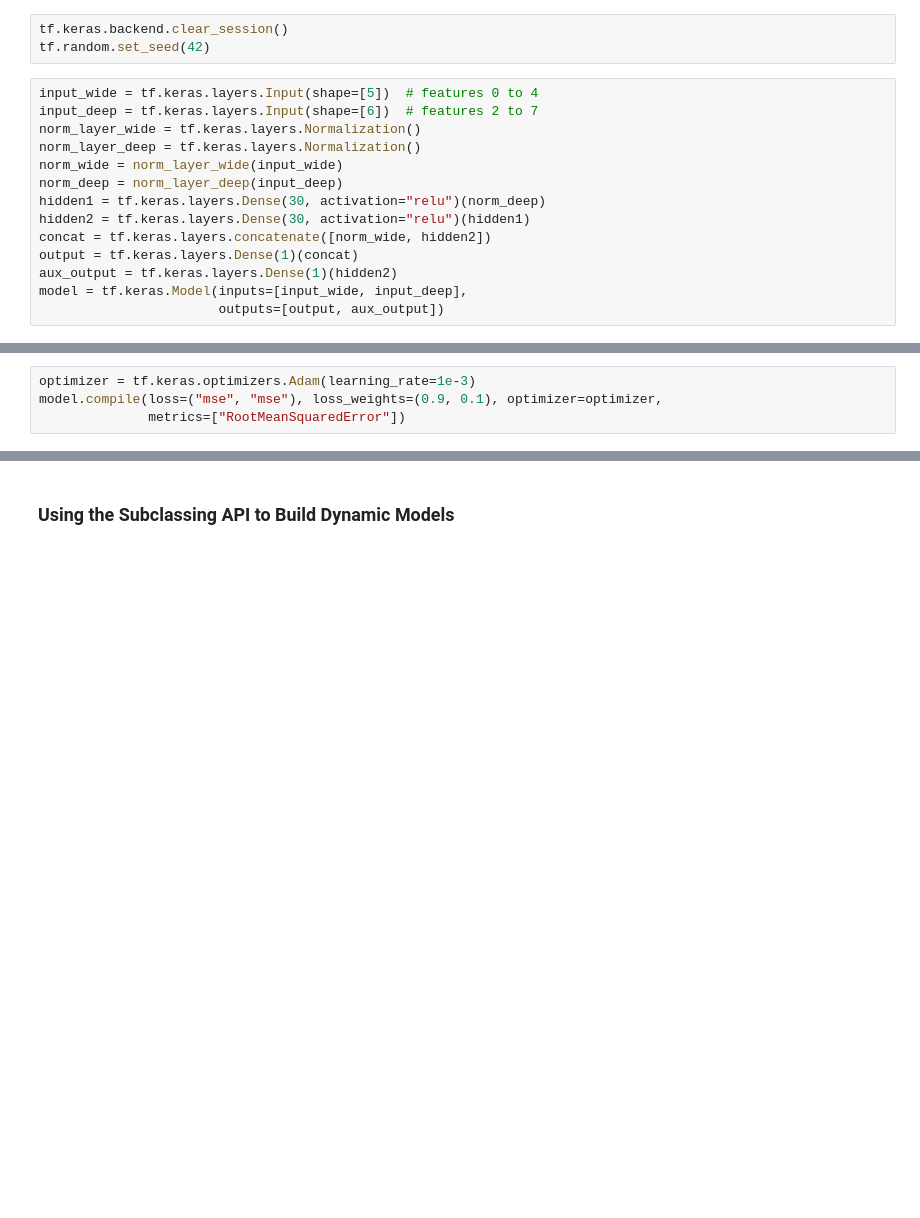
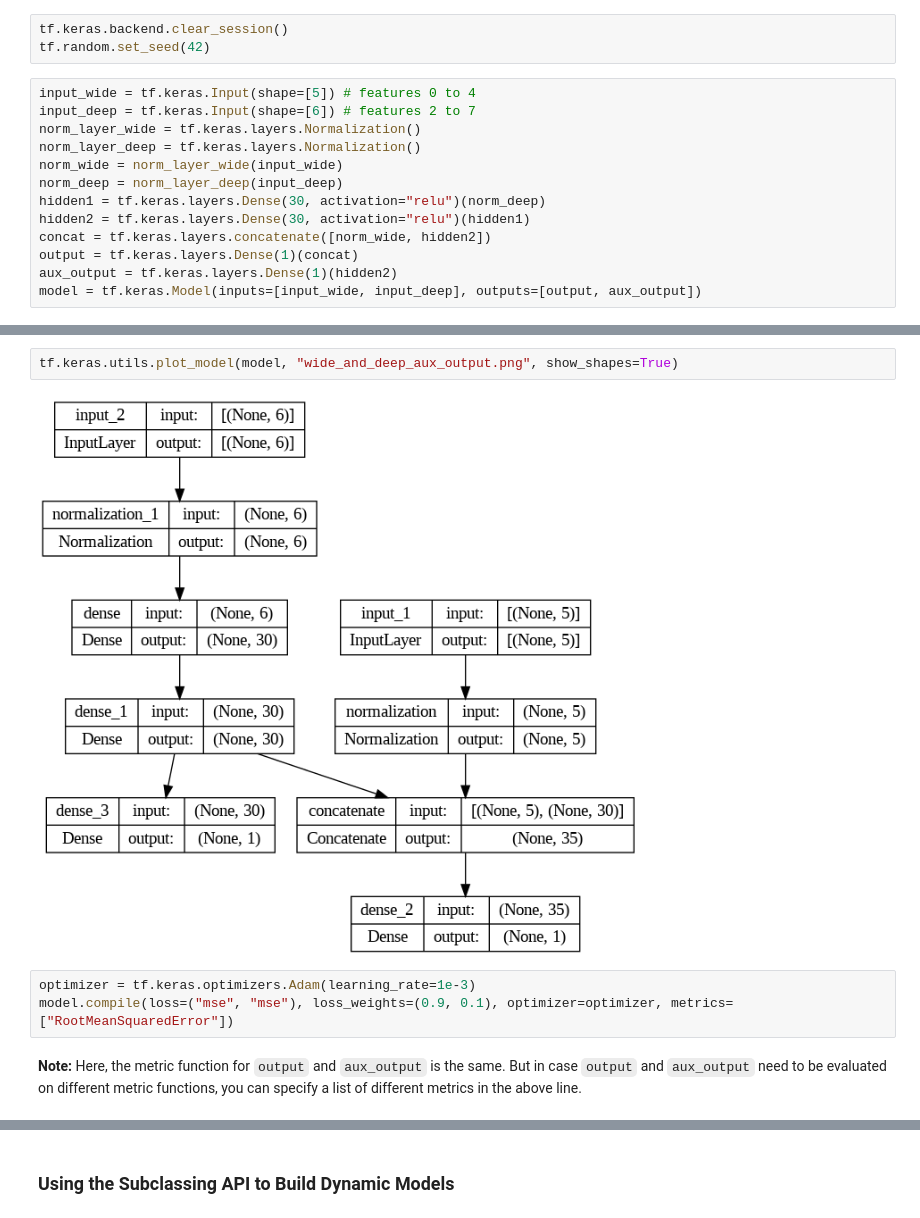
Before and after one commit to sambitmukherjee/handson-ml3, a Jupyter notebook: 10_neural_nets_with_keras.ipynb, the cells around one changed output, grey strips where cells are left out. Cells and saved outputs as stored; diff of their text form; blank space fills up the shorter version.

```diff
--- a/10_neural_nets_with_keras.ipynb
+++ b/10_neural_nets_with_keras.ipynb
@@ -1039,8 +1268,8 @@ Adding an auxiliary output for regularization:
 tf.keras.backend.clear_session()
 tf.random.set_seed(42)
 # %%
-input_wide = tf.keras.layers.Input(shape=[5])  # features 0 to 4
-input_deep = tf.keras.layers.Input(shape=[6])  # features 2 to 7
+input_wide = tf.keras.Input(shape=[5]) # features 0 to 4
+input_deep = tf.keras.Input(shape=[6]) # features 2 to 7
 norm_layer_wide = tf.keras.layers.Normalization()
 norm_layer_deep = tf.keras.layers.Normalization()
 norm_wide = norm_layer_wide(input_wide)
@@ -1050,5 +1279,4 @@ hidden2 = tf.keras.layers.Dense(30, activation="relu")(hidden1)
 concat = tf.keras.layers.concatenate([norm_wide, hidden2])
 output = tf.keras.layers.Dense(1)(concat)
 aux_output = tf.keras.layers.Dense(1)(hidden2)
-model = tf.keras.Model(inputs=[input_wide, input_deep],
-                       outputs=[output, aux_output])
+model = tf.keras.Model(inputs=[input_wide, input_deep], outputs=[output, aux_output])
@@ -1055,7 +1303,12 @@ model = tf.keras.Model(inputs=[input_wide, input_deep],
+# %%
+tf.keras.utils.plot_model(model, "wide_and_deep_aux_output.png", show_shapes=True)
+# %% [output]
+[figure, added]
 # %%
 optimizer = tf.keras.optimizers.Adam(learning_rate=1e-3)
-model.compile(loss=("mse", "mse"), loss_weights=(0.9, 0.1), optimizer=optimizer,
-              metrics=["RootMeanSquaredError"])
+model.compile(loss=("mse", "mse"), loss_weights=(0.9, 0.1), optimizer=optimizer, metrics=["RootMeanSquaredError"])
+# %% [markdown]
+**Note:** Here, the metric function for `output` and `aux_output` is the same. But in case `output` and `aux_output` need to be evaluated on different metric functions, you can specify a list of different metrics in the above line.
 # %%
 norm_layer_wide.adapt(X_train_wide)
 norm_layer_deep.adapt(X_train_deep)
```
Also changed, not shown: parts of 74 cells of this notebook.
